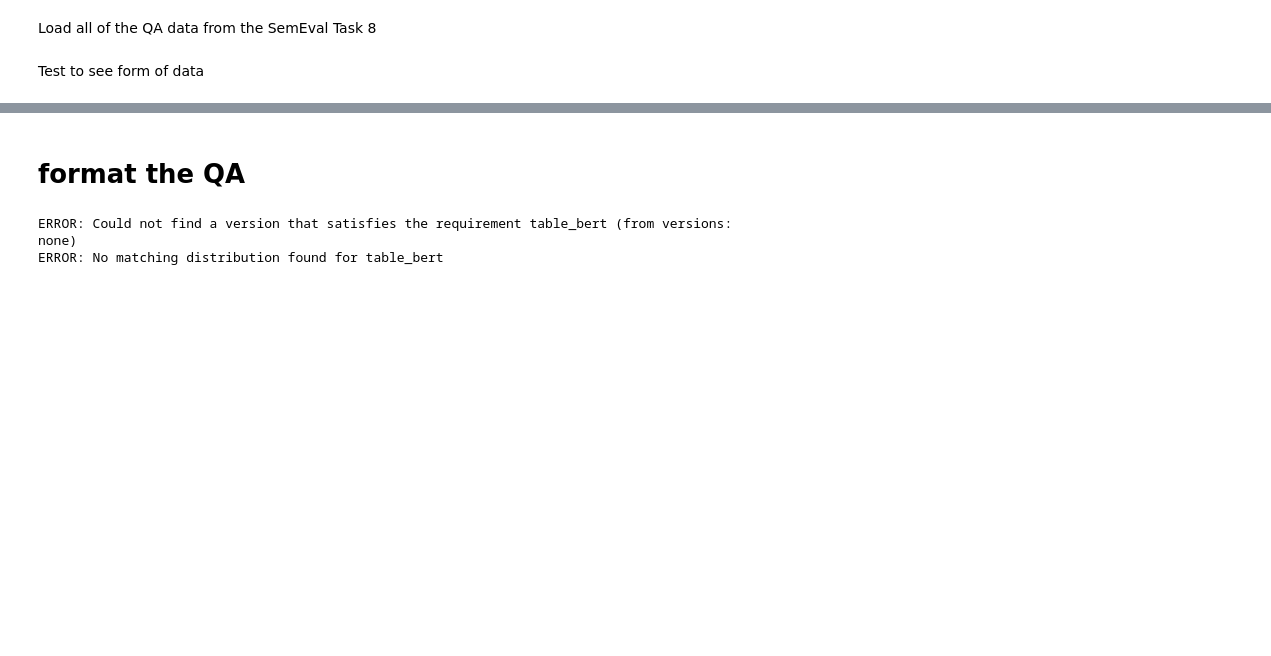
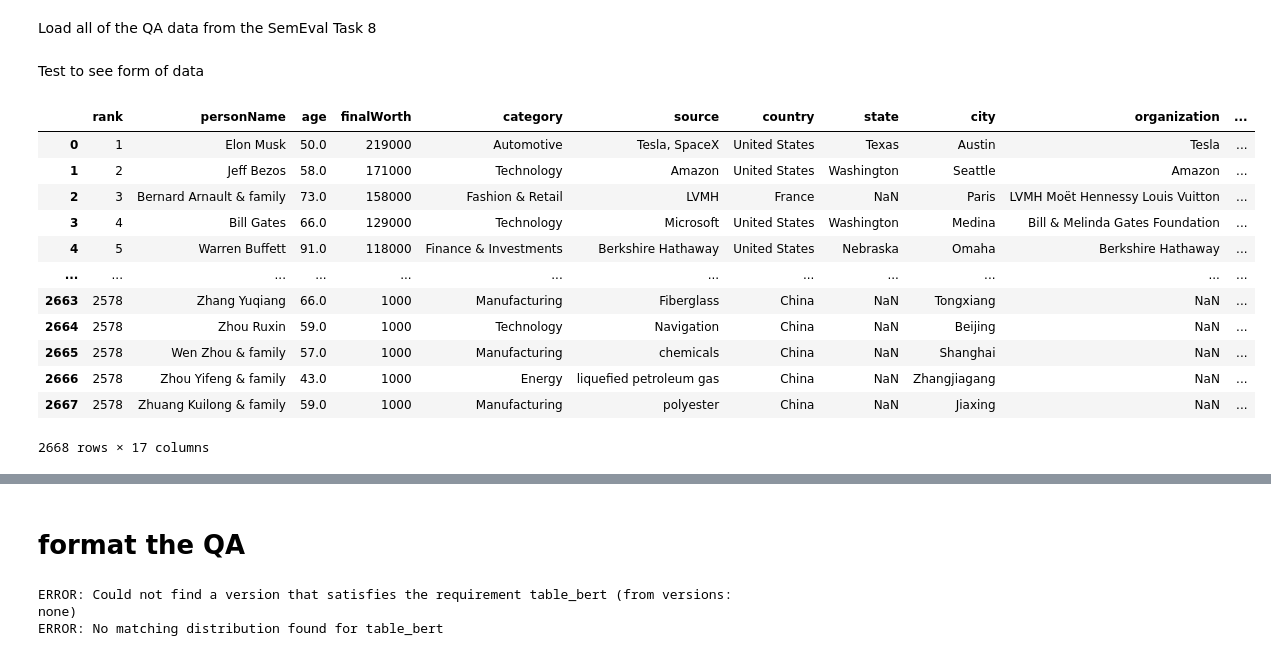
Before and after one commit to clouchheim/Tabular_Data_QA, a Jupyter notebook: load_databench_data.ipynb, the cells around one changed output, grey strips where cells are left out. Cells and saved outputs as stored; diff of their text form; code cells hidden in the pictures; blank space fills up the shorter version.

```diff
--- a/load_databench_data.ipynb
+++ b/load_databench_data.ipynb
@@ -19,6 +19,21 @@ df_id = all_qa['dataset'][0]
 # %%
 # full dataset for 001_Forbes
 forbes_df = pd.read_parquet(f"hf://datasets/cardiffnlp/databench/data/{df_id}/all.parquet")
+forbes_df
+# %% [output]
+|  | rank | personName | age | finalWorth | category | source | country | state | city | organization | ... |
+| 0 | 1 | Elon Musk | 50.0 | 219000 | Automotive | Tesla, SpaceX | United States | Texas | Austin | Tesla | ... |
+| 1 | 2 | Jeff Bezos | 58.0 | 171000 | Technology | Amazon | United States | Washington | Seattle | Amazon | ... |
+| 2 | 3 | Bernard Arnault & family | 73.0 | 158000 | Fashion & Retail | LVMH | France | NaN | Paris | LVMH Moët Hennessy Louis Vuitton | ... |
+| 3 | 4 | Bill Gates | 66.0 | 129000 | Technology | Microsoft | United States | Washington | Medina | Bill & Melinda Gates Foundation | ... |
+| 4 | 5 | Warren Buffett | 91.0 | 118000 | Finance & Investments | Berkshire Hathaway | United States | Nebraska | Omaha | Berkshire Hathaway | ... |
+| ... | ... | ... | ... | ... | ... | ... | ... | ... | ... | ... | ... |
+| 2663 | 2578 | Zhang Yuqiang | 66.0 | 1000 | Manufacturing | Fiberglass | China | NaN | Tongxiang | NaN | ... |
+| 2664 | 2578 | Zhou Ruxin | 59.0 | 1000 | Technology | Navigation | China | NaN | Beijing | NaN | ... |
+| 2665 | 2578 | Wen Zhou & family | 57.0 | 1000 | Manufacturing | chemicals | China | NaN | Shanghai | NaN | ... |
+| 2666 | 2578 | Zhou Yifeng & family | 43.0 | 1000 | Energy | liquefied petroleum gas | China | NaN | Zhangjiagang | NaN | ... |
+| 2667 | 2578 | Zhuang Kuilong & family | 59.0 | 1000 | Manufacturing | polyester | China | NaN | Jiaxing | NaN | ... |
+2668 rows × 17 columns
 # %%
 # qa contains the human-made set of questions, tagged by type and columns used, for the dataset
 forbes_qa = pd.read_parquet(f"hf://datasets/cardiffnlp/databench/data/{df_id}/qa.parquet")
```
Also changed, not shown: parts of 4 cells of this notebook, 1 other file.
